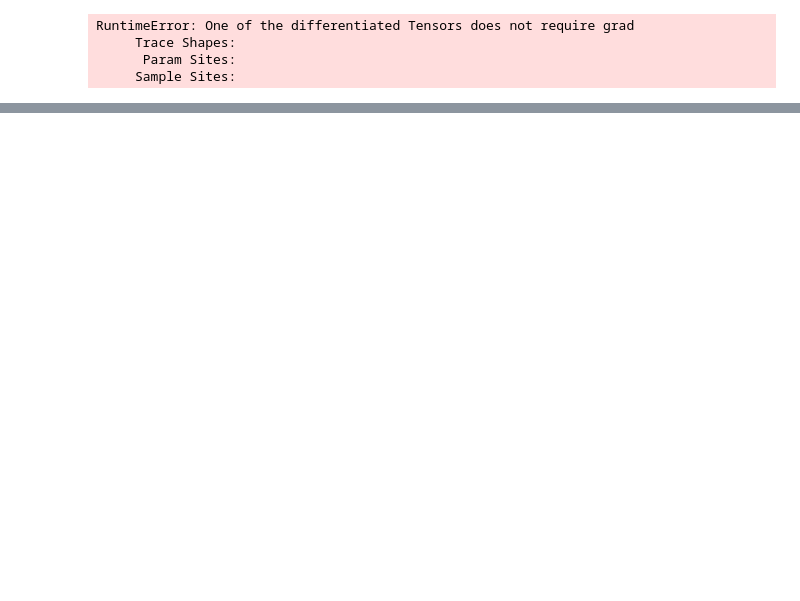
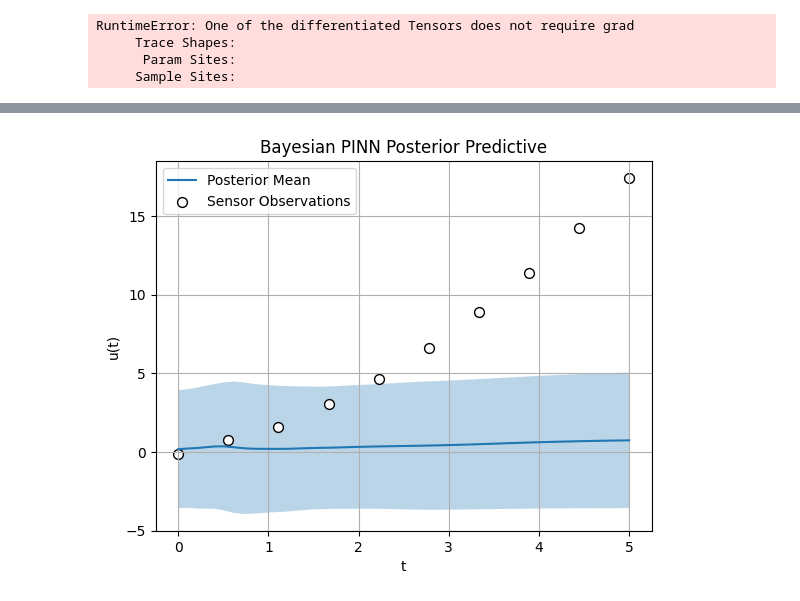
Before and after one commit to SoumikSarkar830/Laser_PINN, a Jupyter notebook: simpleBPINN.ipynb, the cells around one changed output, grey strips where cells are left out. Saved outputs shown, nothing was run; the diff lists cells and outputs as text; code cells hidden in the pictures; blank space fills up the shorter version.

```diff
--- a/simpleBPINN.ipynb
+++ b/simpleBPINN.ipynb
@@ -9,5 +12,6 @@ import numpy as np
 # %%
 
-device = torch.device('cuda:0' if torch.cuda.is_available() else 'cpu')
+#device = torch.device('cuda:0' if torch.cuda.is_available() else 'cpu')
+device = torch.device('cpu')
 print(f'device: {device}')
 # %% [output]
@@ -49,7 +53,7 @@ pinn = PINN().to(device)
 # %%
 # Pyro probabilistic model
 
-def model(t_obs, u_obs, t_f,t_ic):
+def model(t_obs, u_obs,t_f, t_ic):
 
     # Priors on all network parameters
 
@@ -65,7 +69,7 @@ def model(t_obs, u_obs, t_f,t_ic):
     # Physics constraint
 
     u_pred_f = pinn(t_f)
-    du_dt = grad(u_pred_f, t_f, grad_outputs=torch.ones_like(u_pred_f), create_graph=True)[0]
+    du_dt = torch.autograd.grad(u_pred_f, t_f, grad_outputs=torch.ones_like(u_pred_f), create_graph=True)[0]
     residual = du_dt - t_f
 
     # The factor strength (lambda) can be tuned:
@@ -114,0 +135,21 @@ print("Posterior std at test points:", std_pred)
+# %%
+t_test_np = t_test.cpu().numpy().squeeze()
+
+t_obs_np = t_obs.cpu().numpy().squeeze()
+u_obs_np = u_obs.cpu().numpy().squeeze()
+
+plt.figure()
+plt.plot(t_test_np,mean_pred,label = 'Posterior Mean')
+
+plt.fill_between(t_test_np, mean_pred - std_pred, mean_pred + std_pred, alpha = 0.3)
+
+plt.scatter(t_obs_np, u_obs_np, marker = 'o', edgecolor='k', facecolor = 'white', s = 50, label = 'Sensor Observations')
+
+plt.xlabel('t')
+plt.ylabel('u(t)')
+plt.title('Bayesian PINN Posterior Predictive')
+plt.legend()
+plt.grid(True)
+plt.show()
+# %% [output]
+[figure, added]
```
Also changed, not shown: parts of 4 cells of this notebook, 2 other files.
